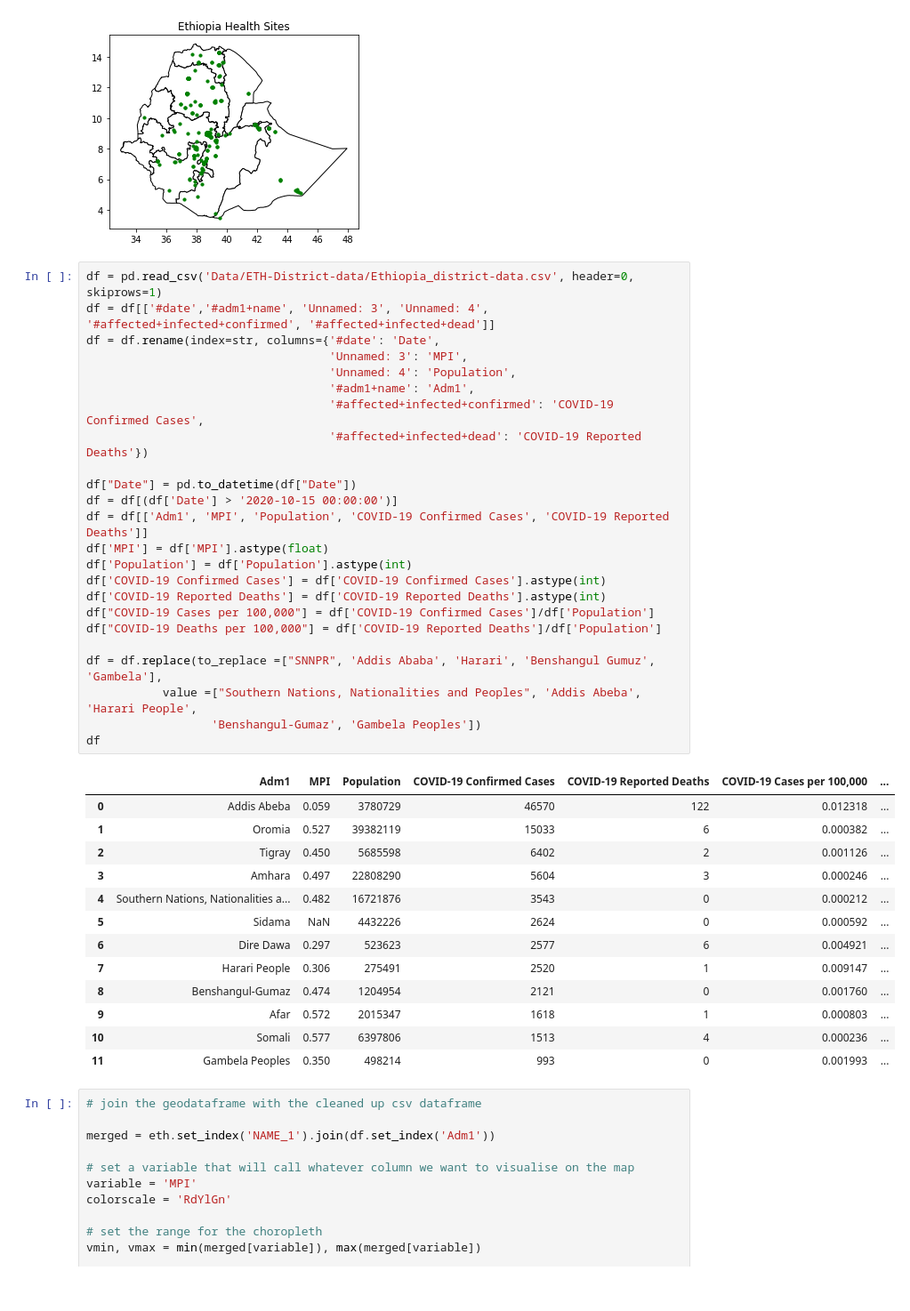
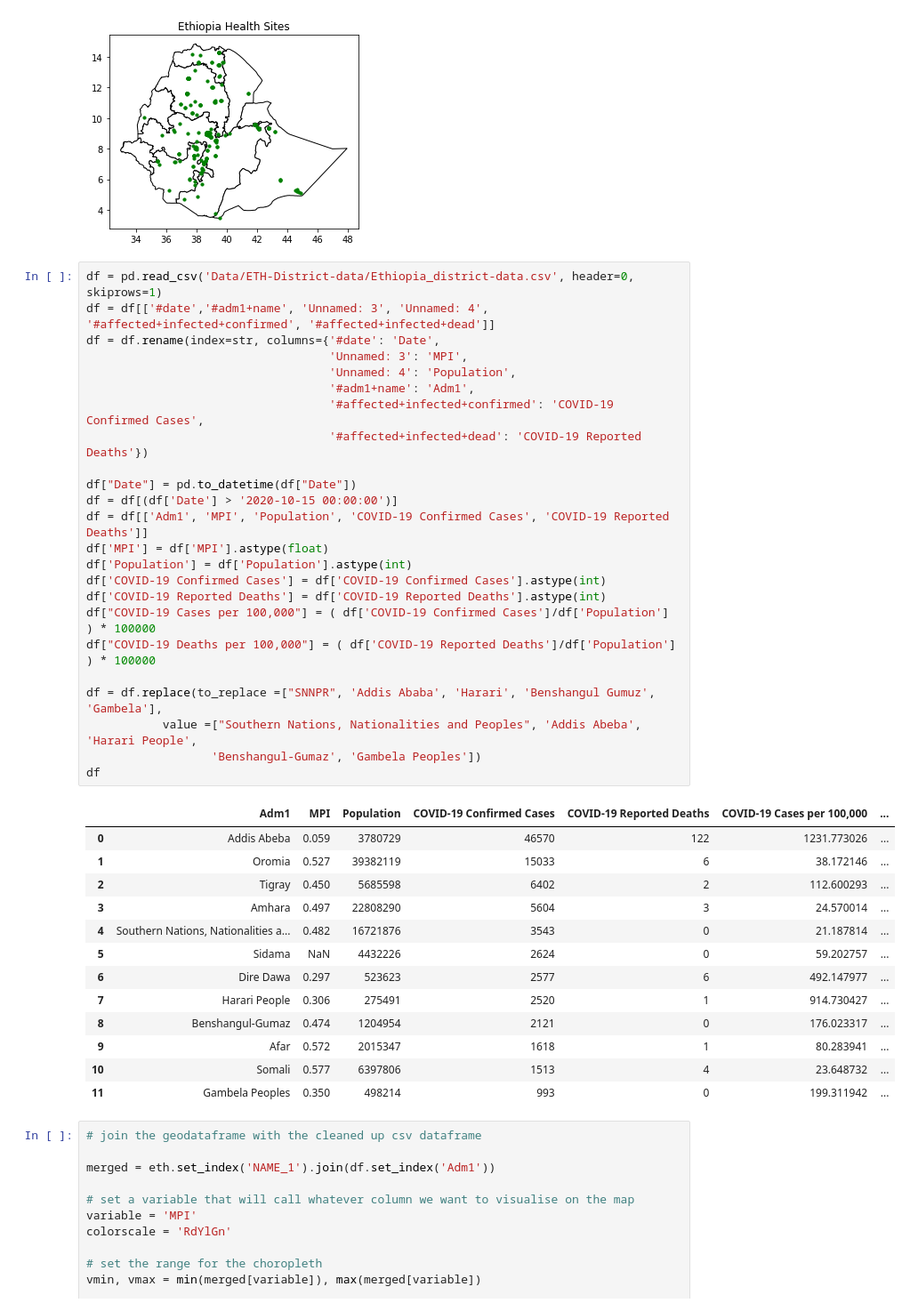
Before and after one commit to sriramesh/Ethiopia-Climate-Conflict-Poverty-Triple-Threat, a Jupyter notebook: ETH Covariates.ipynb, the cells around one changed output. Shown at 89% size. Cells and saved outputs as stored; diff of their text form.

```diff
--- a/ETH Covariates.ipynb
+++ b/ETH Covariates.ipynb
@@ -34,41 +34,41 @@ plt.show()
 # %%
 df = pd.read_csv('Data/ETH-District-data/Ethiopia_district-data.csv', header=0, skiprows=1)
 df = df[['#date','#adm1+name', 'Unnamed: 3', 'Unnamed: 4', '#affected+infected+confirmed', '#affected+infected+dead']]
 df = df.rename(index=str, columns={'#date': 'Date',
                                    'Unnamed: 3': 'MPI',
                                    'Unnamed: 4': 'Population',
                                    '#adm1+name': 'Adm1',
                                    '#affected+infected+confirmed': 'COVID-19 Confirmed Cases',
                                    '#affected+infected+dead': 'COVID-19 Reported Deaths'})
 
 df["Date"] = pd.to_datetime(df["Date"])
 df = df[(df['Date'] > '2020-10-15 00:00:00')]
 df = df[['Adm1', 'MPI', 'Population', 'COVID-19 Confirmed Cases', 'COVID-19 Reported Deaths']]
 df['MPI'] = df['MPI'].astype(float)
 df['Population'] = df['Population'].astype(int)
 df['COVID-19 Confirmed Cases'] = df['COVID-19 Confirmed Cases'].astype(int)
 df['COVID-19 Reported Deaths'] = df['COVID-19 Reported Deaths'].astype(int)
-df["COVID-19 Cases per 100,000"] = df['COVID-19 Confirmed Cases']/df['Population']
-df["COVID-19 Deaths per 100,000"] = df['COVID-19 Reported Deaths']/df['Population']
+df["COVID-19 Cases per 100,000"] = ( df['COVID-19 Confirmed Cases']/df['Population'] ) * 100000
+df["COVID-19 Deaths per 100,000"] = ( df['COVID-19 Reported Deaths']/df['Population'] ) * 100000
 
 df = df.replace(to_replace =["SNNPR", 'Addis Ababa', 'Harari', 'Benshangul Gumuz', 'Gambela'],
            value =["Southern Nations, Nationalities and Peoples", 'Addis Abeba', 'Harari People',
                   'Benshangul-Gumaz', 'Gambela Peoples'])
 df
 # %% [output]
 |  | Adm1 | MPI | Population | COVID-19 Confirmed Cases | COVID-19 Reported Deaths | COVID-19 Cases per 100,000 | ... |
-| 0 | Addis Abeba | 0.059 | 3780729 | 46570 | 122 | 0.012318 | ... |
-| 1 | Oromia | 0.527 | 39382119 | 15033 | 6 | 0.000382 | ... |
-| 2 | Tigray | 0.450 | 5685598 | 6402 | 2 | 0.001126 | ... |
-| 3 | Amhara | 0.497 | 22808290 | 5604 | 3 | 0.000246 | ... |
-| 4 | Southern Nations, Nationalities a... | 0.482 | 16721876 | 3543 | 0 | 0.000212 | ... |
-| 5 | Sidama | NaN | 4432226 | 2624 | 0 | 0.000592 | ... |
-| 6 | Dire Dawa | 0.297 | 523623 | 2577 | 6 | 0.004921 | ... |
-| 7 | Harari People | 0.306 | 275491 | 2520 | 1 | 0.009147 | ... |
-| 8 | Benshangul-Gumaz | 0.474 | 1204954 | 2121 | 0 | 0.001760 | ... |
-| 9 | Afar | 0.572 | 2015347 | 1618 | 1 | 0.000803 | ... |
-| 10 | Somali | 0.577 | 6397806 | 1513 | 4 | 0.000236 | ... |
-| 11 | Gambela Peoples | 0.350 | 498214 | 993 | 0 | 0.001993 | ... |
+| 0 | Addis Abeba | 0.059 | 3780729 | 46570 | 122 | 1231.773026 | ... |
+| 1 | Oromia | 0.527 | 39382119 | 15033 | 6 | 38.172146 | ... |
+| 2 | Tigray | 0.450 | 5685598 | 6402 | 2 | 112.600293 | ... |
+| 3 | Amhara | 0.497 | 22808290 | 5604 | 3 | 24.570014 | ... |
+| 4 | Southern Nations, Nationalities a... | 0.482 | 16721876 | 3543 | 0 | 21.187814 | ... |
+| 5 | Sidama | NaN | 4432226 | 2624 | 0 | 59.202757 | ... |
+| 6 | Dire Dawa | 0.297 | 523623 | 2577 | 6 | 492.147977 | ... |
+| 7 | Harari People | 0.306 | 275491 | 2520 | 1 | 914.730427 | ... |
+| 8 | Benshangul-Gumaz | 0.474 | 1204954 | 2121 | 0 | 176.023317 | ... |
+| 9 | Afar | 0.572 | 2015347 | 1618 | 1 | 80.283941 | ... |
+| 10 | Somali | 0.577 | 6397806 | 1513 | 4 | 23.648732 | ... |
+| 11 | Gambela Peoples | 0.350 | 498214 | 993 | 0 | 199.311942 | ... |
 # %%
 # join the geodataframe with the cleaned up csv dataframe
 
```
Also changed, not shown: parts of 1 cell of this notebook, 2 other files.
